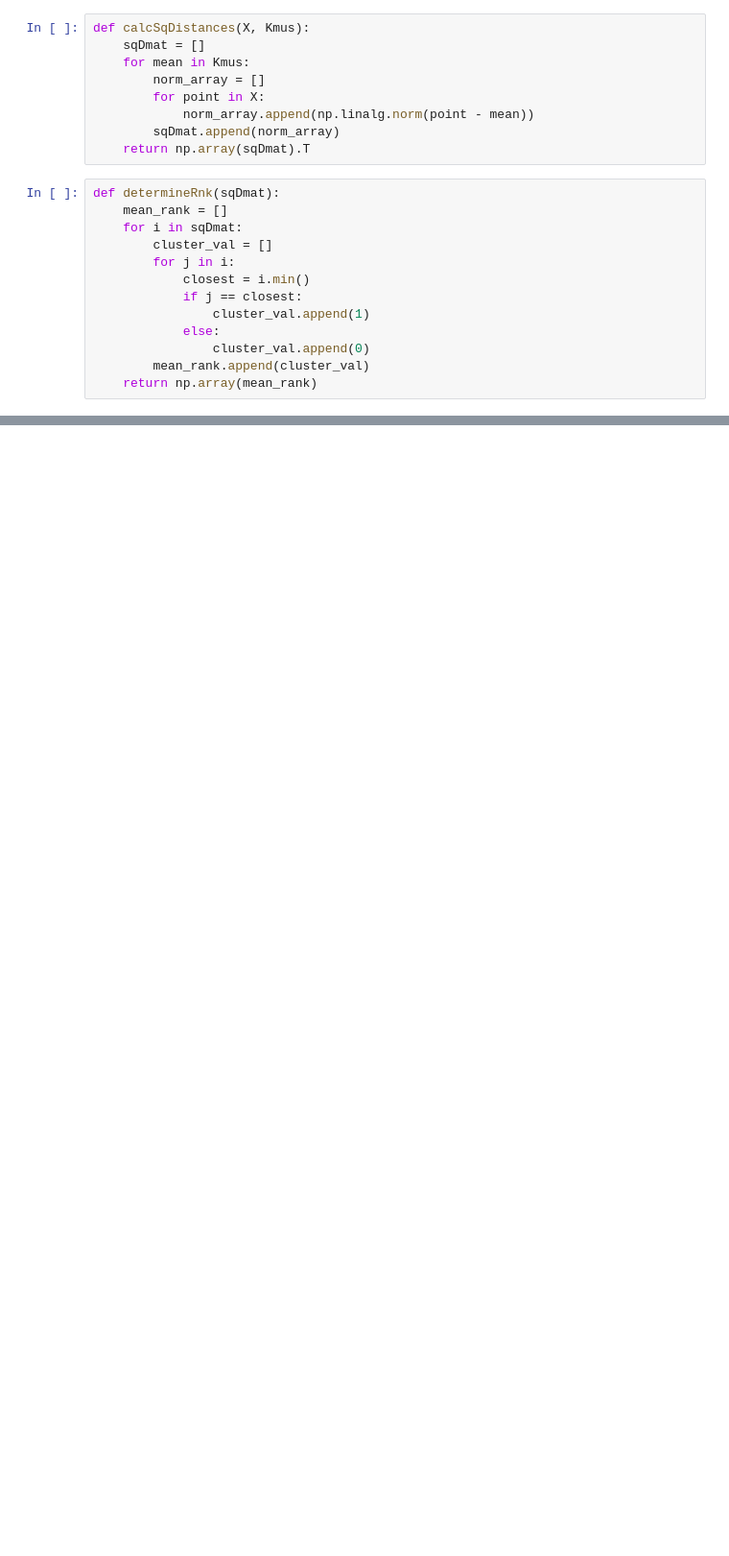
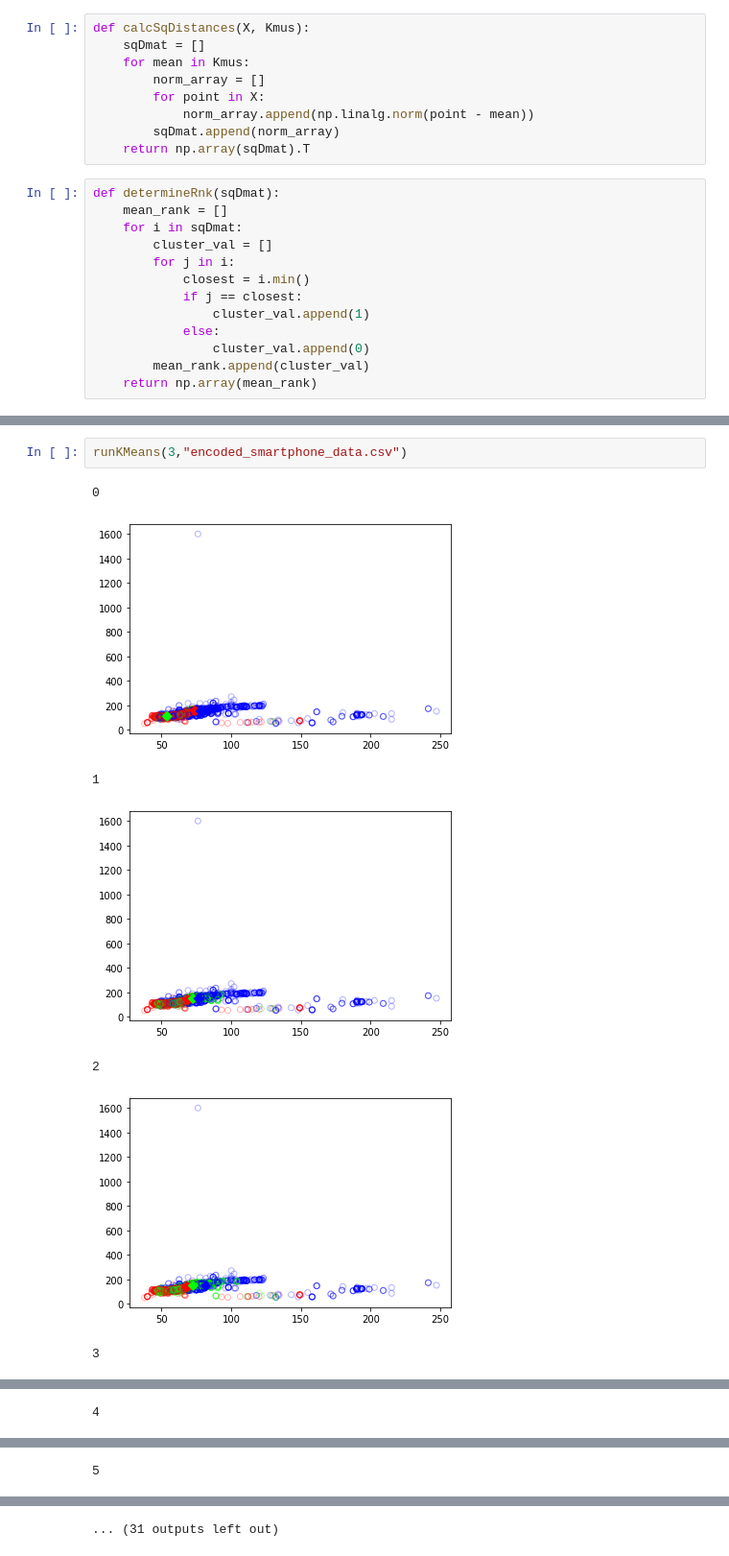
Before and after one commit to melodyyu/cogs118b-final-project, a Jupyter notebook: K_Means_Code.ipynb, the cells around one changed output, grey strips where cells are left out. Shown at 96% size. Drawn from its saved outputs; the diff is of its cells as text; blank space fills up the shorter version.

```diff
--- a/K_Means_Code.ipynb
+++ b/K_Means_Code.ipynb
@@ -153,0 +149,10 @@ Index(['Unnamed: 0', 'Brand', 'Model', 'Added', 'Width', 'Height', 'Depth',
+# %%
+runKMeans(3,"encoded_smartphone_data.csv")
+# %% [output]
+0
+[figure, added]
+1
+[figure, added]
+2
+[figure, added]
+3
@@ -153,0 +160 @@ Index(['Unnamed: 0', 'Brand', 'Model', 'Added', 'Width', 'Height', 'Depth',
+4
@@ -153,0 +162 @@ Index(['Unnamed: 0', 'Brand', 'Model', 'Added', 'Width', 'Height', 'Depth',
+5
@@ -153,0 +164 @@ Index(['Unnamed: 0', 'Brand', 'Model', 'Added', 'Width', 'Height', 'Depth',
+... (31 outputs left out)
```
Also changed, not shown: parts of 7 cells of this notebook.
